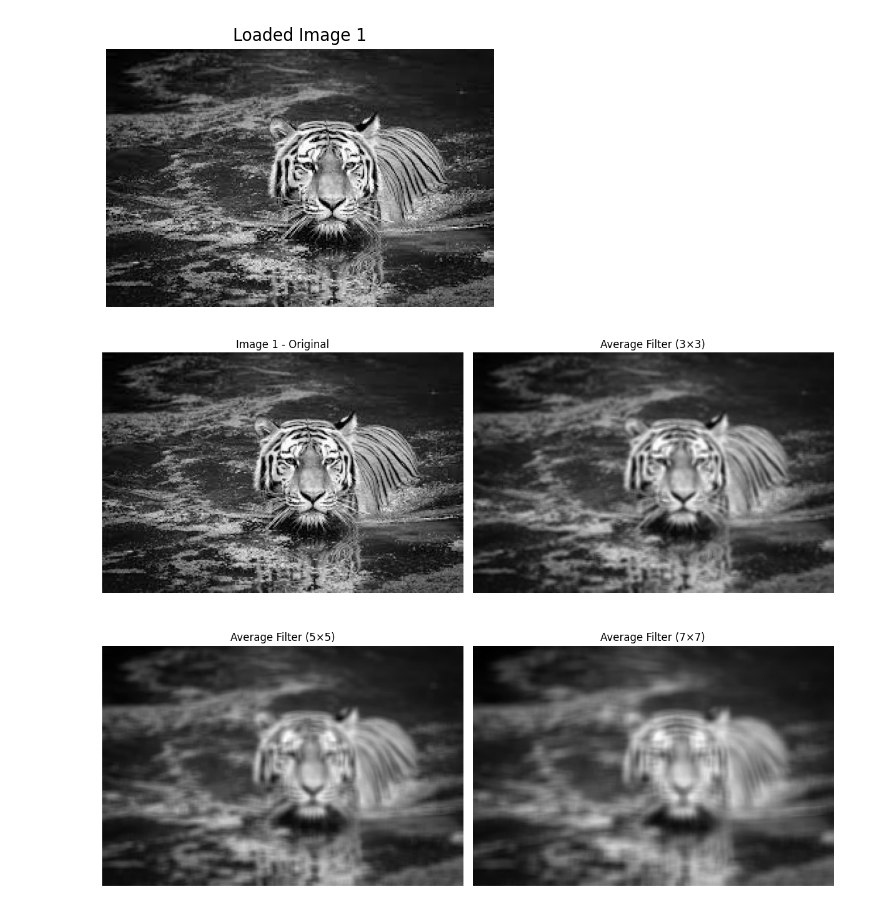
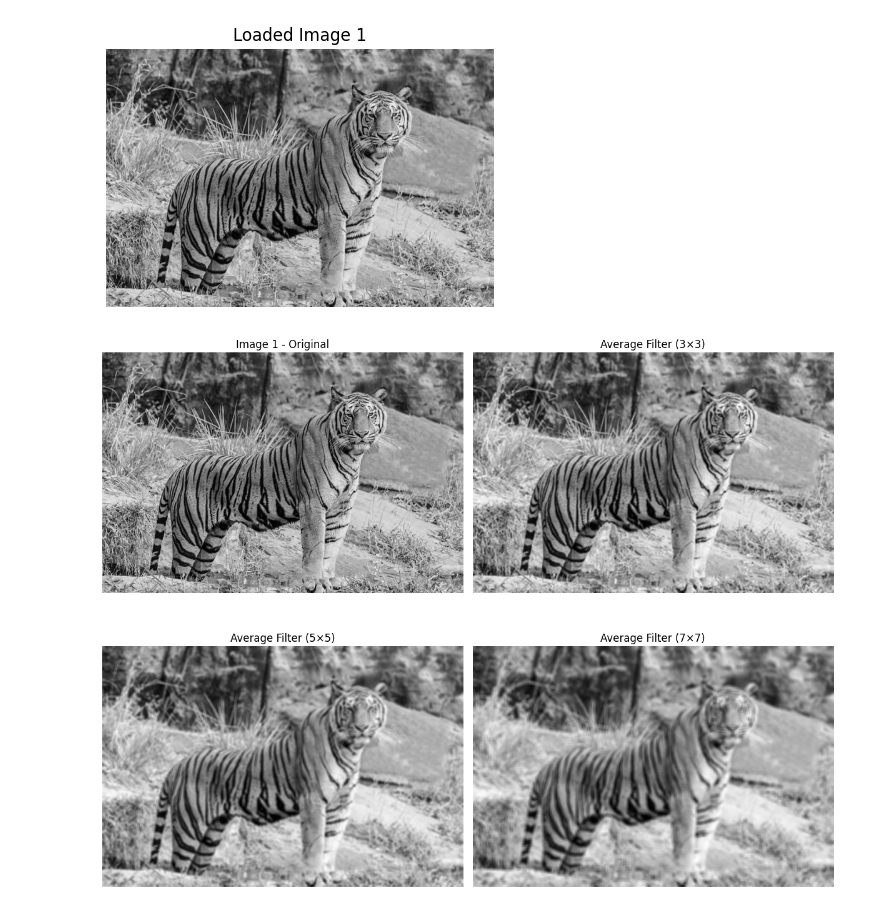
Before and after one commit to juttigasairaj-coder/Spatial-domain-filtering-CV-3, a Jupyter notebook: cv3.ipynb, the cells around one changed output. Saved outputs shown, nothing was run; the diff lists cells and outputs as text; code cells hidden in the pictures.

```diff
--- a/cv3.ipynb
+++ b/cv3.ipynb
@@ -30,34 +30,34 @@ def show_comparison(original, blur3, blur5, blur7, title):
 
     plt.tight_layout()
     plt.show()
 
 
 image_paths = [
     "/content/tiger.jpg",
-    "/content/noiseyimage.jpg"
+    "/content/charlie.jpg"
 ]
 
 
 for i, path in enumerate(image_paths, start=1):
     img = cv2.imread(path, cv2.IMREAD_GRAYSCALE)
 
     if img is None:
         print(f"Error loading image: {path}")
         continue
 
 
     plt.figure(figsize=(5, 5))
     plt.imshow(img, cmap='gray')
     plt.title(f'Loaded Image {i}')
     plt.axis('off')
     plt.show()
 
     blur3 = cv2.blur(img, (3, 3))
     blur5 = cv2.blur(img, (5, 5))
     blur7 = cv2.blur(img, (7, 7))
 
     show_comparison(img, blur3, blur5, blur7, f'Image {i}')
 # %% [output]
-[figure, old version]
+[figure, new version]
-[figure, old version]
+[figure, new version]
 [figure]
```
Also changed, not shown: parts of 1 cell of this notebook.
